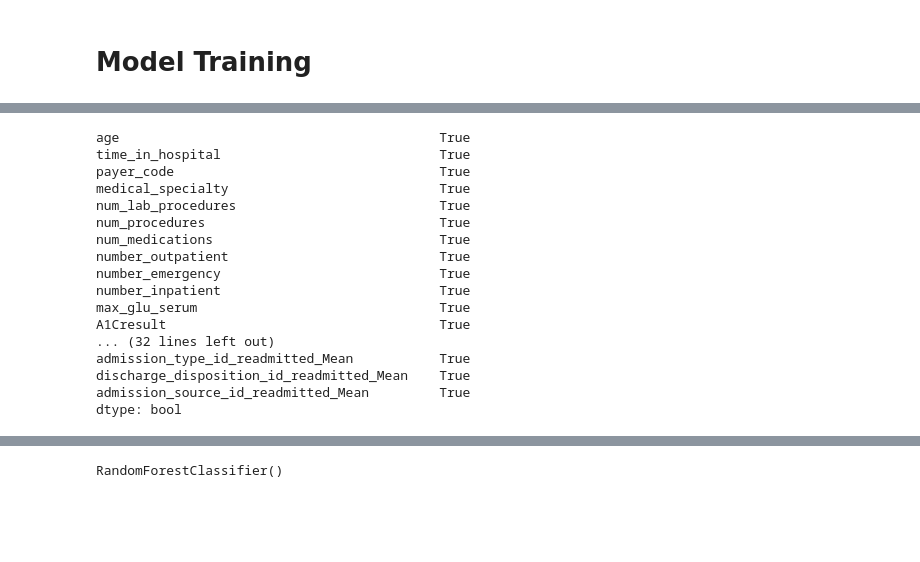
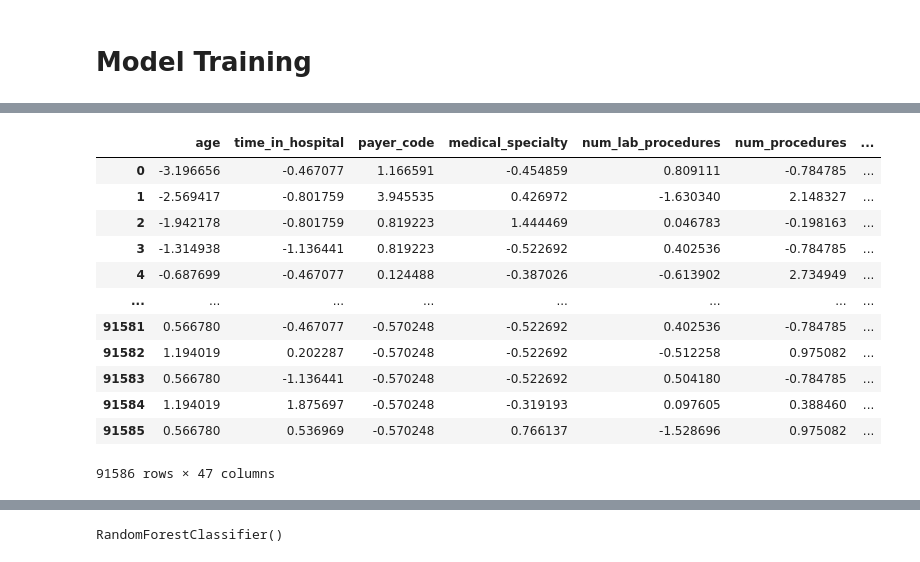
Before and after one commit to smgjch/BENG0019-group-E, a Jupyter notebook: diabets_prediction.ipynb, the cells around one changed output, grey strips where cells are left out. Drawn from its saved outputs; the diff is of its cells as text; code cells hidden in the pictures; blank space fills up the shorter version.

```diff
--- a/diabets_prediction.ipynb
+++ b/diabets_prediction.ipynb
@@ -641,21 +654,17 @@ A1Cresult
 Name: count, dtype: int64
-# %%
-(df_normalized.astype(float) < 0).any()
-# %% [output]
-age                                         True
-time_in_hospital                            True
-payer_code                                  True
-medical_specialty                           True
-num_lab_procedures                          True
-num_procedures                              True
-num_medications                             True
-number_outpatient                           True
-number_emergency                            True
-number_inpatient                            True
-max_glu_serum                               True
-A1Cresult                                   True
-... (32 lines left out)
-admission_type_id_readmitted_Mean           True
-discharge_disposition_id_readmitted_Mean    True
-admission_source_id_readmitted_Mean         True
-dtype: bool
+# %%
+df_normalized.astype(float)
+# %% [output]
+|  | age | time_in_hospital | payer_code | medical_specialty | num_lab_procedures | num_procedures | ... |
+| 0 | -3.196656 | -0.467077 | 1.166591 | -0.454859 | 0.809111 | -0.784785 | ... |
+| 1 | -2.569417 | -0.801759 | 3.945535 | 0.426972 | -1.630340 | 2.148327 | ... |
+| 2 | -1.942178 | -0.801759 | 0.819223 | 1.444469 | 0.046783 | -0.198163 | ... |
+| 3 | -1.314938 | -1.136441 | 0.819223 | -0.522692 | 0.402536 | -0.784785 | ... |
+| 4 | -0.687699 | -0.467077 | 0.124488 | -0.387026 | -0.613902 | 2.734949 | ... |
+| ... | ... | ... | ... | ... | ... | ... | ... |
+| 91581 | 0.566780 | -0.467077 | -0.570248 | -0.522692 | 0.402536 | -0.784785 | ... |
+| 91582 | 1.194019 | 0.202287 | -0.570248 | -0.522692 | -0.512258 | 0.975082 | ... |
+| 91583 | 0.566780 | -1.136441 | -0.570248 | -0.522692 | 0.504180 | -0.784785 | ... |
+| 91584 | 1.194019 | 1.875697 | -0.570248 | -0.319193 | 0.097605 | 0.388460 | ... |
+| 91585 | 0.566780 | 0.536969 | -0.570248 | 0.766137 | -1.528696 | 0.975082 | ... |
+91586 rows × 47 columns
```
Also changed, not shown: parts of 13 cells of this notebook.
